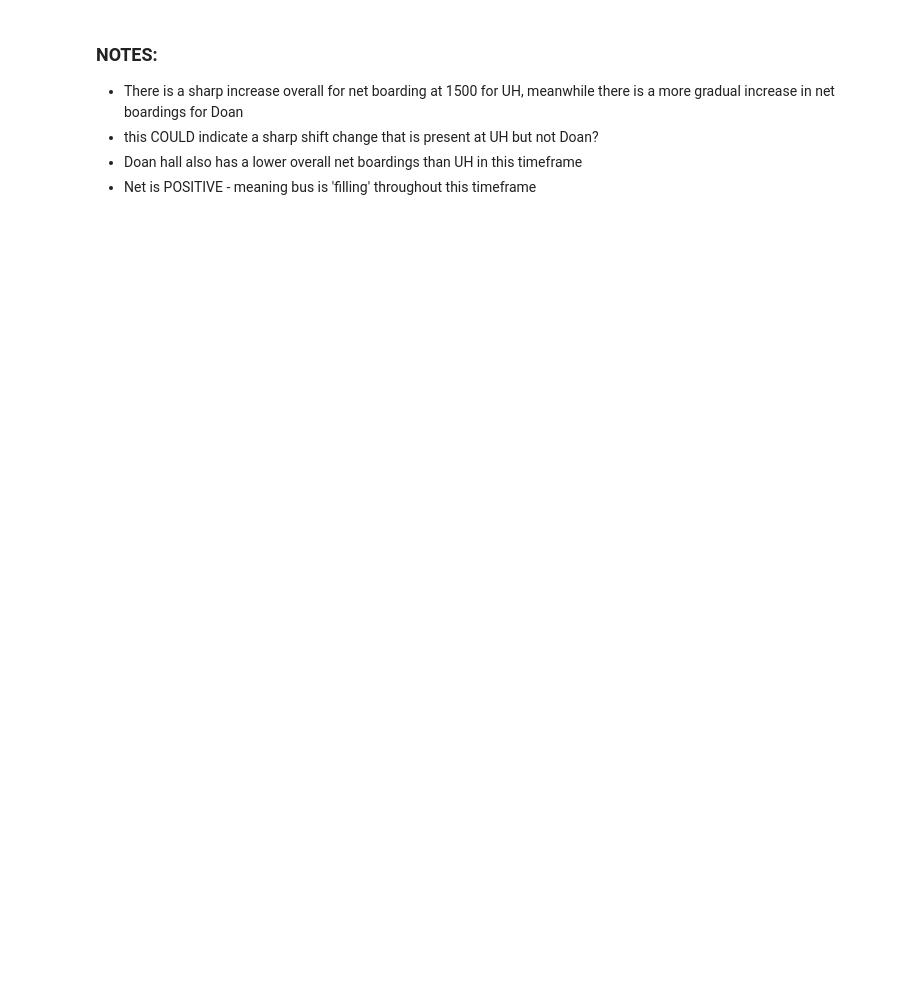
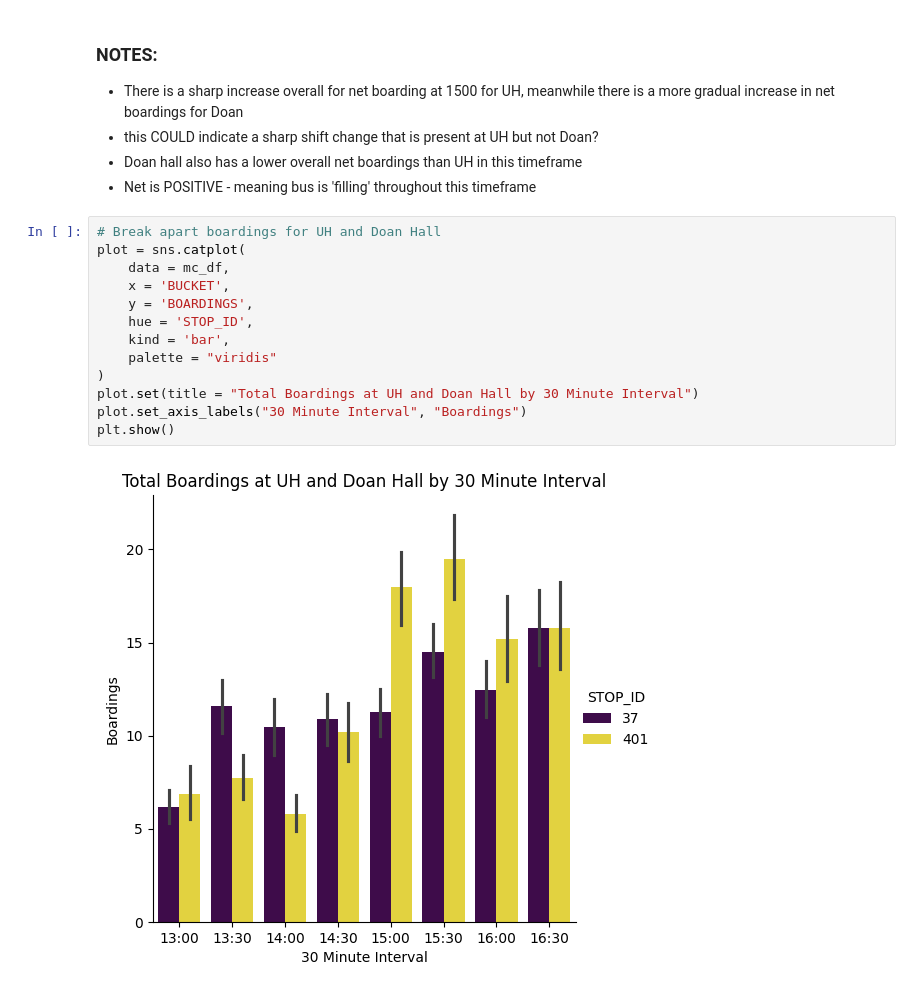
Before and after one commit to morgan1461/WMC-dashboard, a Jupyter notebook: doan_uh_analysis.ipynb, the cells around one changed output. Drawn from its saved outputs; the diff is of its cells as text; blank space fills up the shorter version.

```diff
--- a/doan_uh_analysis.ipynb
+++ b/doan_uh_analysis.ipynb
@@ -206,3 +223,18 @@ plt.show()
 - this COULD indicate a sharp shift change that is present at UH but not Doan?
 - Doan hall also has a lower overall net boardings than UH in this timeframe
 - Net is POSITIVE - meaning bus is 'filling' throughout this timeframe
+# %%
+# Break apart boardings for UH and Doan Hall
+plot = sns.catplot(
+    data = mc_df,
+    x = 'BUCKET',
+    y = 'BOARDINGS',
+    hue = 'STOP_ID',
+    kind = 'bar',
+    palette = "viridis"
+)
+plot.set(title = "Total Boardings at UH and Doan Hall by 30 Minute Interval")
+plot.set_axis_labels("30 Minute Interval", "Boardings")
+plt.show()
+# %% [output]
+[figure, added]
```
Also changed, not shown: parts of 13 cells of this notebook.
